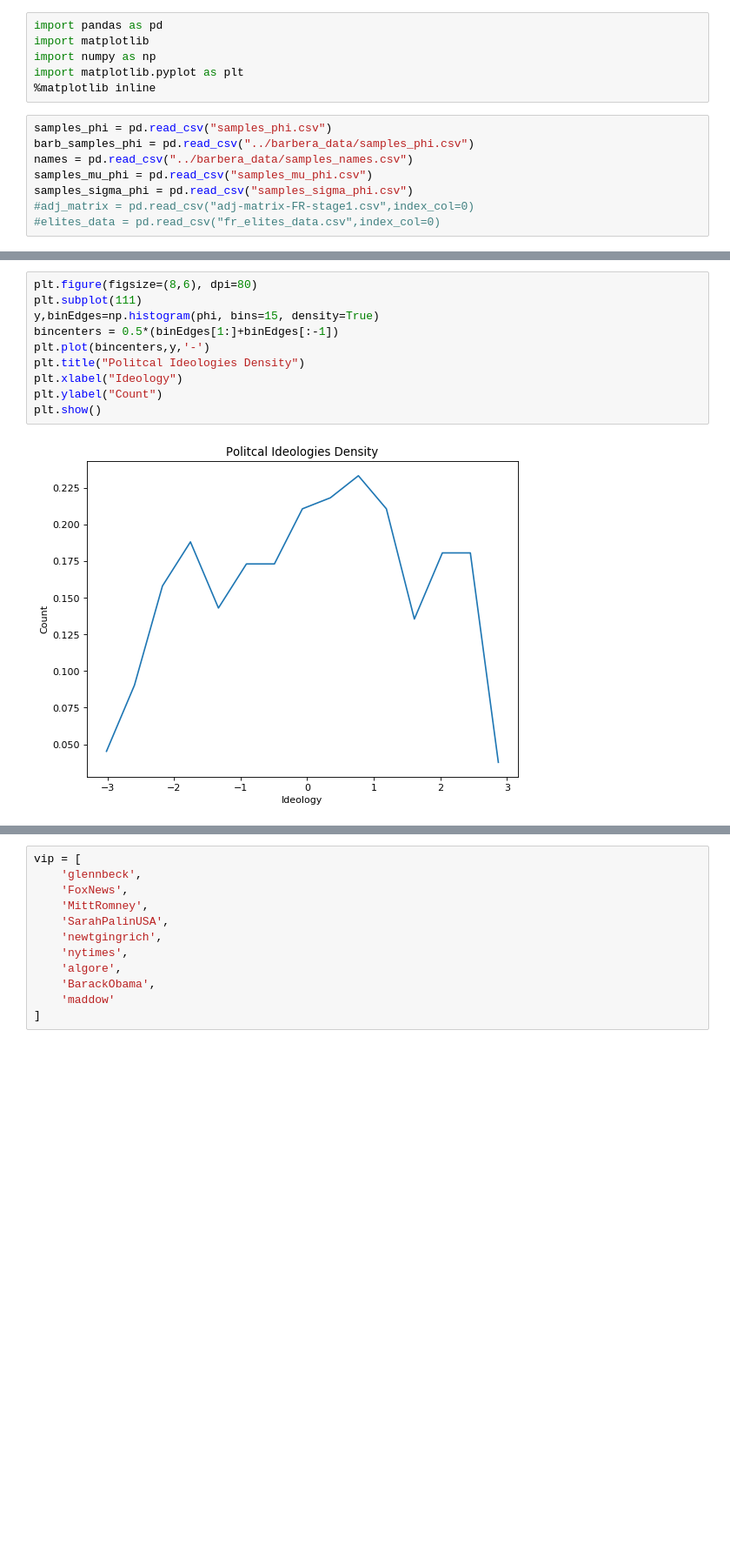
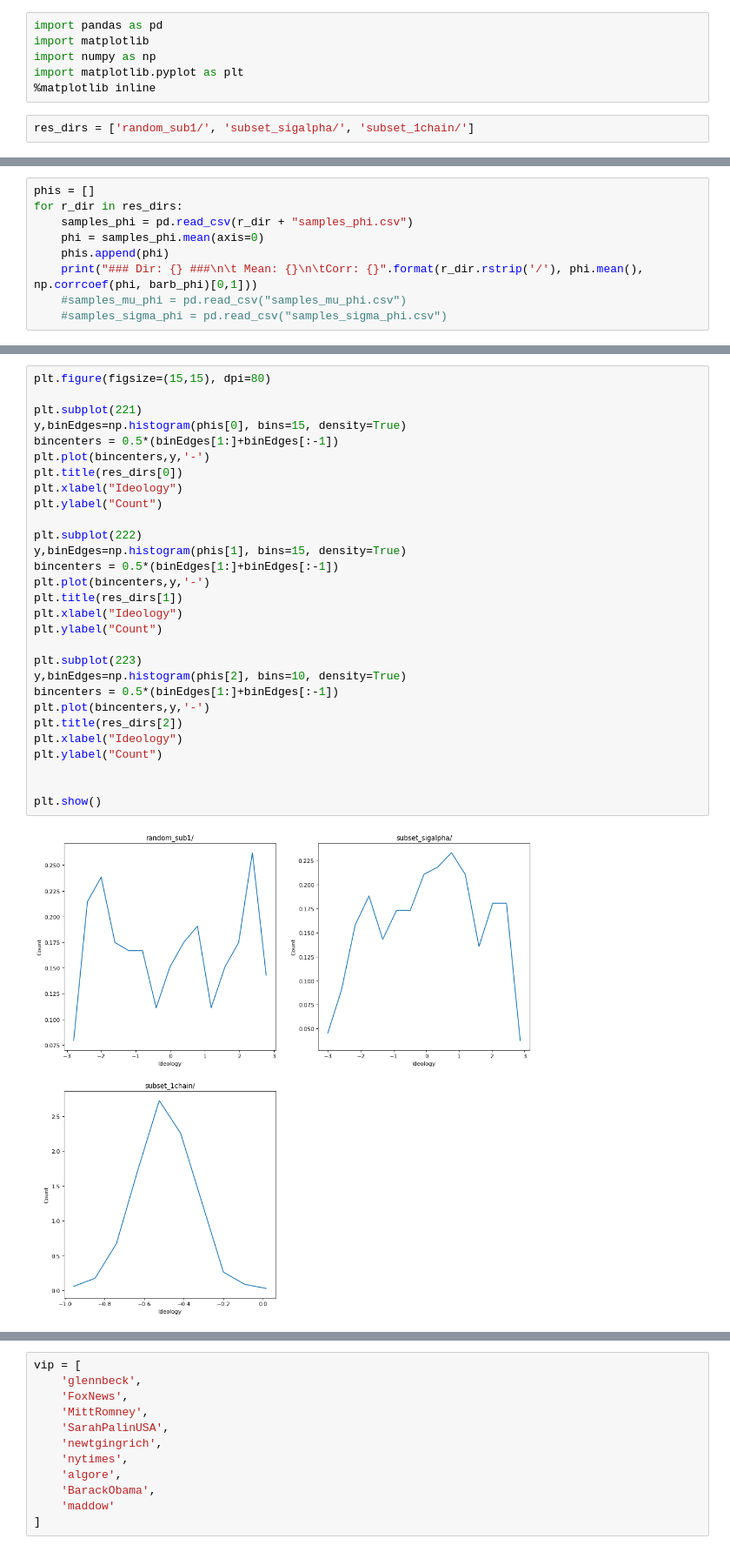
Before and after one commit to etdej/twitter_ideal_point_estimation, a Jupyter notebook: data/us_results/us_stage1.ipynb, the cells around one changed output, grey strips where cells are left out. Shown at 87% size. Saved outputs shown, nothing was run; the diff lists cells and outputs as text; blank space fills up the shorter version.

Commit message:
Add new US stage1 results and analyze them

```diff
--- a/data/us_results/us_stage1.ipynb
+++ b/data/us_results/us_stage1.ipynb
@@ -4,11 +4,5 @@ import matplotlib
 import numpy as np
 import matplotlib.pyplot as plt
 %matplotlib inline
-# %%
-samples_phi = pd.read_csv("samples_phi.csv")
-barb_samples_phi = pd.read_csv("../barbera_data/samples_phi.csv")
-names = pd.read_csv("../barbera_data/samples_names.csv")
-samples_mu_phi = pd.read_csv("samples_mu_phi.csv")
-samples_sigma_phi = pd.read_csv("samples_sigma_phi.csv")
-#adj_matrix = pd.read_csv("adj-matrix-FR-stage1.csv",index_col=0)
-#elites_data = pd.read_csv("fr_elites_data.csv",index_col=0)
+# %%
+res_dirs = ['random_sub1/', 'subset_sigalpha/', 'subset_1chain/']
@@ -39,0 +46,9 @@ print(sigma_phi.mean())
+# %%
+phis = []
+for r_dir in res_dirs:
+    samples_phi = pd.read_csv(r_dir + "samples_phi.csv")
+    phi = samples_phi.mean(axis=0)
+    phis.append(phi)
+    print("### Dir: {} ###\n\t Mean: {}\n\tCorr: {}".format(r_dir.rstrip('/'), phi.mean(), np.corrcoef(phi, barb_phi)[0,1]))
+    #samples_mu_phi = pd.read_csv("samples_mu_phi.csv")
+    #samples_sigma_phi = pd.read_csv("samples_sigma_phi.csv")
@@ -40,12 +65,31 @@ print(sigma_phi.mean())
 # %%
-plt.figure(figsize=(8,6), dpi=80)
-plt.subplot(111)
-y,binEdges=np.histogram(phi, bins=15, density=True)
+plt.figure(figsize=(15,15), dpi=80)
+
+plt.subplot(221)
+y,binEdges=np.histogram(phis[0], bins=15, density=True)
 bincenters = 0.5*(binEdges[1:]+binEdges[:-1])
 plt.plot(bincenters,y,'-')
-plt.title("Politcal Ideologies Density")
+plt.title(res_dirs[0])
 plt.xlabel("Ideology")
 plt.ylabel("Count")
+
+plt.subplot(222)
+y,binEdges=np.histogram(phis[1], bins=15, density=True)
+bincenters = 0.5*(binEdges[1:]+binEdges[:-1])
+plt.plot(bincenters,y,'-')
+plt.title(res_dirs[1])
+plt.xlabel("Ideology")
+plt.ylabel("Count")
+
+plt.subplot(223)
+y,binEdges=np.histogram(phis[2], bins=10, density=True)
+bincenters = 0.5*(binEdges[1:]+binEdges[:-1])
+plt.plot(bincenters,y,'-')
+plt.title(res_dirs[2])
+plt.xlabel("Ideology")
+plt.ylabel("Count")
+
+
 plt.show()
 # %% [output]
-[figure, old version]
+[figure, new version]
```
Also changed, not shown: parts of 13 cells of this notebook, 56 other files.
